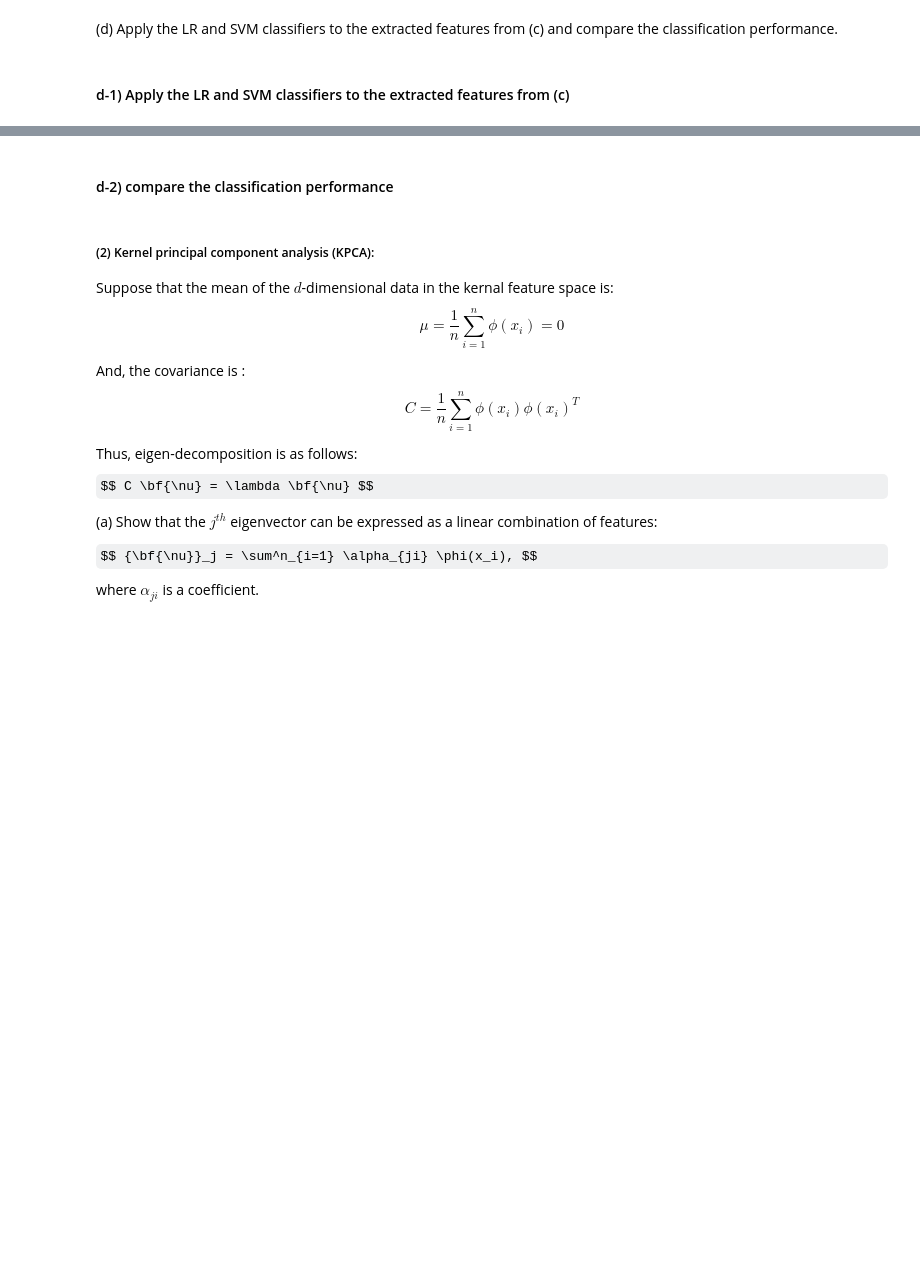
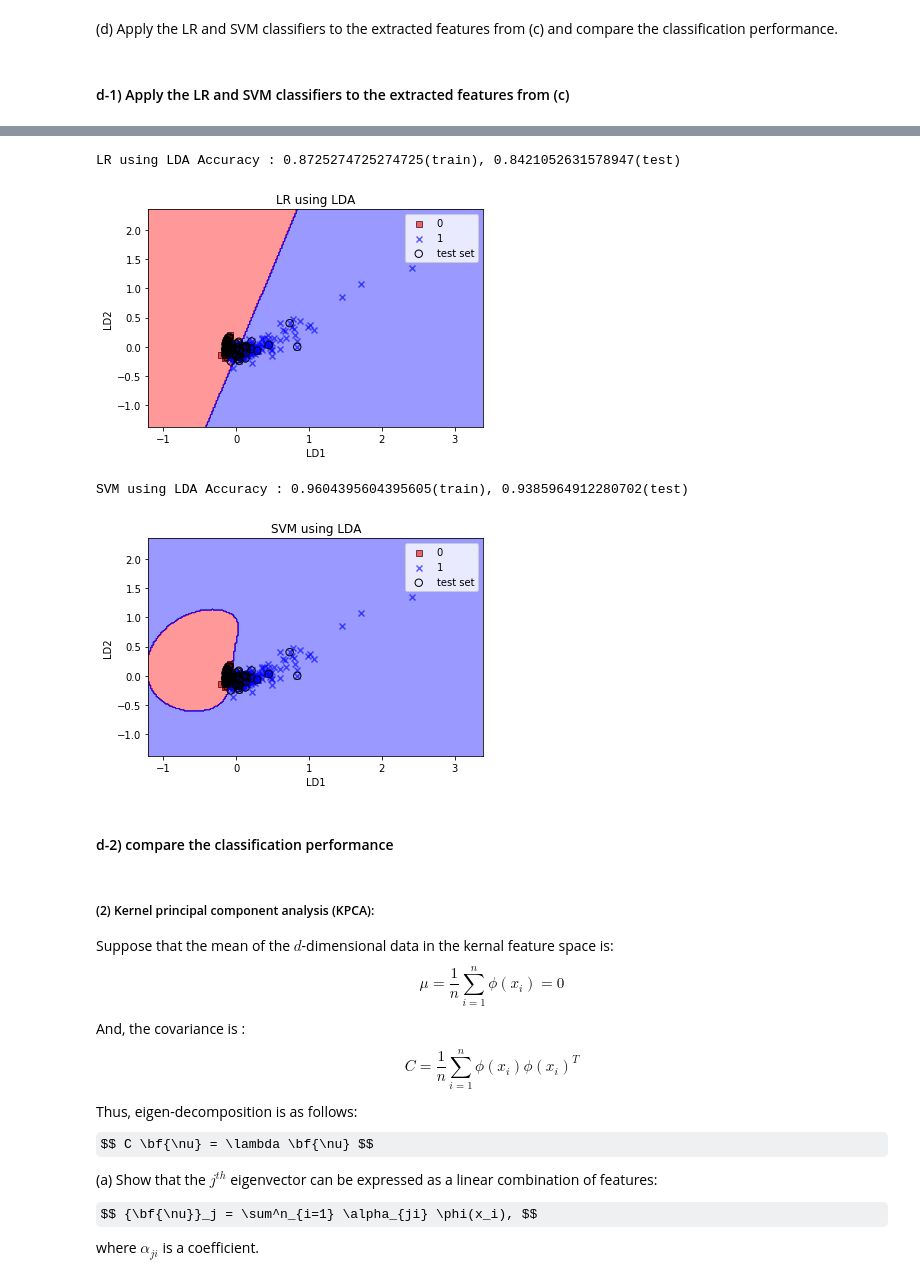
Before and after one commit to happyhyowon/work, a Jupyter notebook: HyowonKim_2019070723_Hw3.ipynb, the cells around one changed output, grey strips where cells are left out. Cells and saved outputs as stored; diff of their text form; code cells hidden in the pictures; some formulas as TeX source; blank space fills up the shorter version.

```diff
--- a/HyowonKim_2019070723_Hw3.ipynb
+++ b/HyowonKim_2019070723_Hw3.ipynb
@@ -311,4 +417,42 @@ plt.show()
 [figure]
+# %%
+## LR using LDA
+lr_lda = LogisticRegression()
+lr_lda.fit(X_train_lda, y_train)
+
+result_lda = []
+result_lda.append(accuracy_score(y_train, lr_lda.predict(X_train_lda)))
+result_lda.append(accuracy_score(y_test, lr_lda.predict(X_test_lda)))
+print('LR using LDA Accuracy : %s(train), %s(test)' %(result_lda[0], result_lda[1]))
+
+plot_decision_regions_2D(X_combined_lda, y_combined, classifier=lr_lda,
+                         test_idx=range(len(X_train_lda), len(X_combined_lda)))
+plt.title('LR using LDA')
+plt.xlabel('LD1')
+plt.ylabel('LD2')
+plt.legend(loc='best')
+plt.show()
+
+## SVM using LDA
+svm_lda = SVC(kernel='rbf', C=100.0, random_state=0, gamma='scale')
+svm_lda.fit(X_train_lda, y_train)
+
+result_lda.append(accuracy_score(y_train, svm_lda.predict(X_train_lda)))
+result_lda.append(accuracy_score(y_test, svm_lda.predict(X_test_lda)))
+print('SVM using LDA Accuracy : %s(train), %s(test)' %(result_lda[2], result_lda[3]))
+
+plot_decision_regions_2D(X_combined_lda, y_combined, classifier=svm_lda,
+                         test_idx=range(len(X_train_lda), len(X_combined_lda)))
+plt.title('SVM using LDA')
+plt.xlabel('LD1')
+plt.ylabel('LD2')
+plt.legend(loc='best')
+plt.show()
+# %% [output]
+LR using LDA Accuracy : 0.8725274725274725(train), 0.8421052631578947(test)
+[figure, added]
+SVM using LDA Accuracy : 0.9604395604395605(train), 0.9385964912280702(test)
+[figure, added]
 # %% [markdown]
 #### d-2) compare the classification performance
 # %% [markdown]
```
Also changed, not shown: parts of 8 cells of this notebook.
